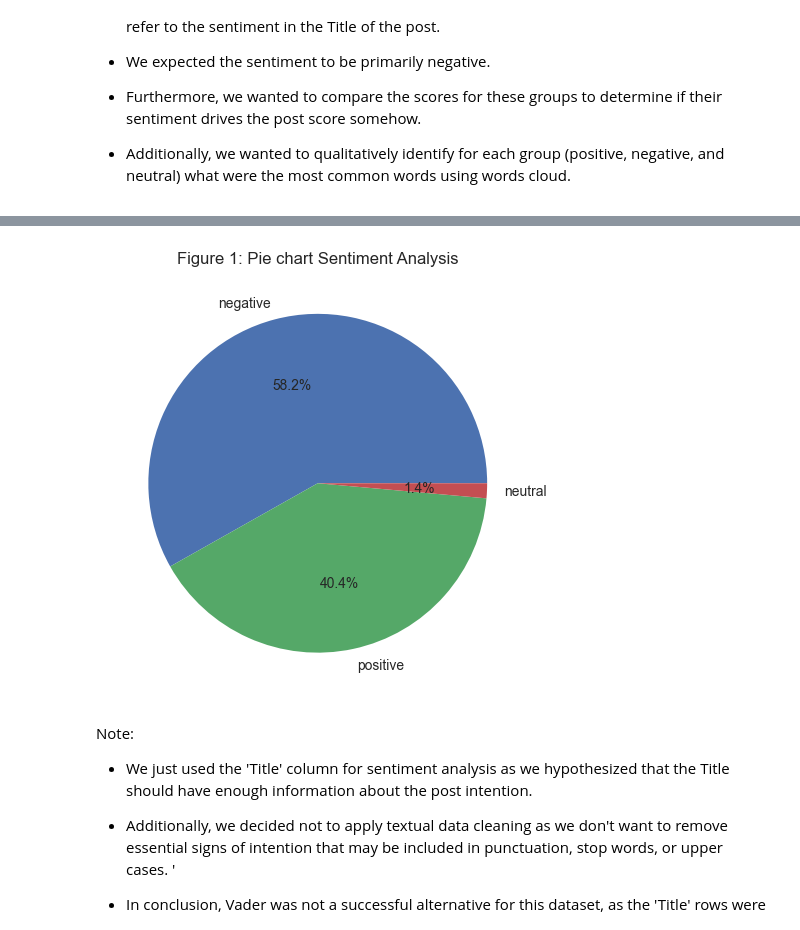
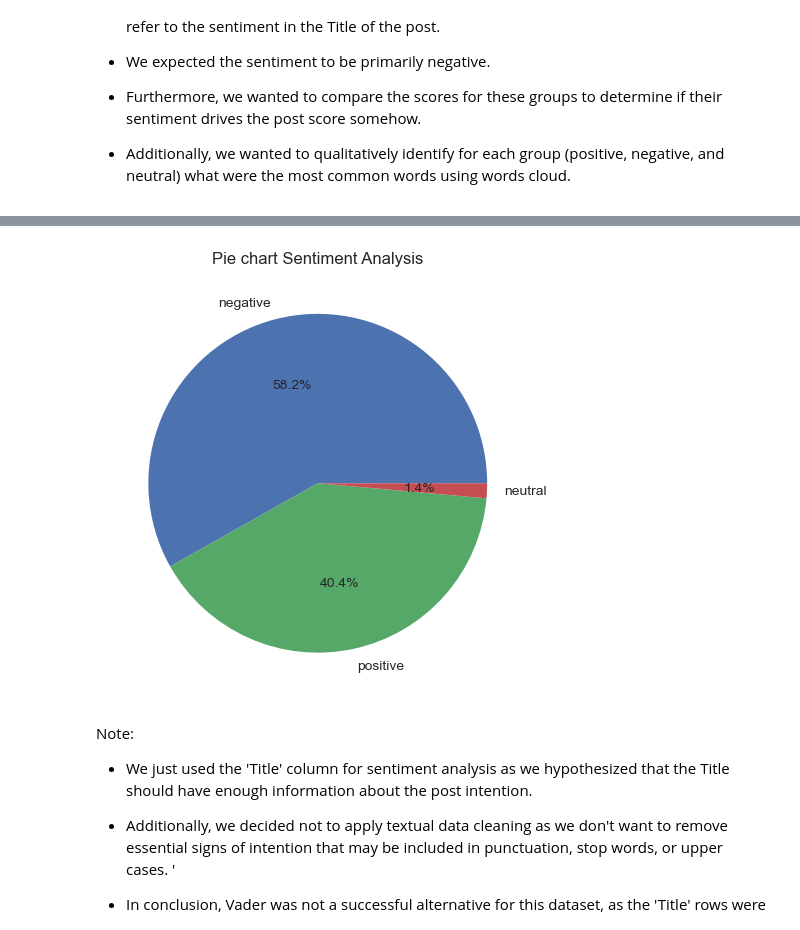
Before and after one commit to mlgomez0/advanced_python_project, a Jupyter notebook: notebooks/climate_change.ipynb, the cells around one changed output, grey strips where cells are left out. Saved outputs shown, nothing was run; the diff lists cells and outputs as text; code cells hidden in the pictures.

```diff
--- a/notebooks/climate_change.ipynb
+++ b/notebooks/climate_change.ipynb
@@ -293,11 +292,11 @@ Name: count, dtype: int64
 # %%
 # pie chart for Sentiment Analysis Hugging Face
 
 plt.pie(sentiment_counts, labels=sentiment_counts.index, autopct='%1.1f%%')
-plt.title("Figure 1: Pie chart Sentiment Analysis")
+plt.title("Pie chart Sentiment Analysis")
 plt.show()
 # %% [output]
-[figure, old version]
+[figure, new version]
 # %% [markdown]
 Note:
 
```
Also changed, not shown: parts of 33 cells of this notebook.
